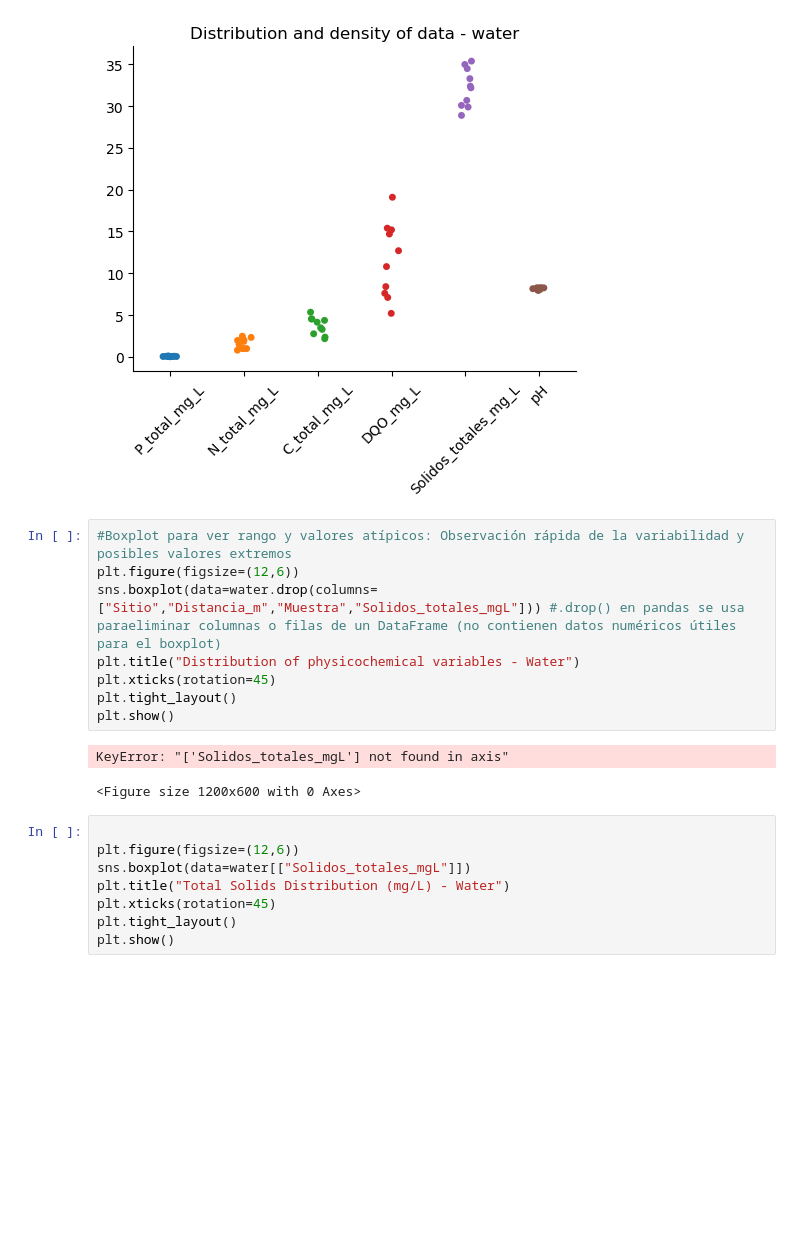
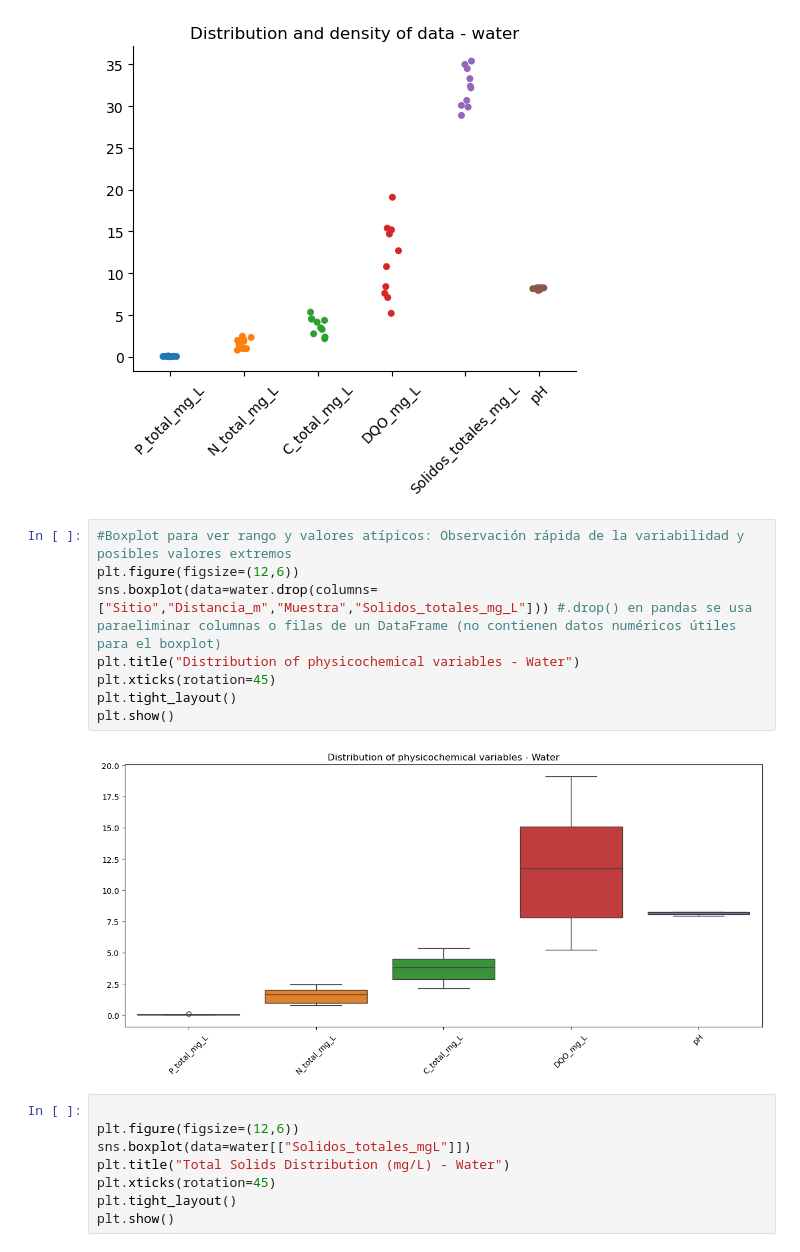
Before and after one commit to jpoh2/modelab-jp, a Jupyter notebook: Final_project_jp/Final_Project_JP.ipynb, the cells around one changed output. Saved outputs shown, nothing was run; the diff lists cells and outputs as text; blank space fills up the shorter version.

```diff
--- a/Final_project_jp/Final_Project_JP.ipynb
+++ b/Final_project_jp/Final_Project_JP.ipynb
@@ -249,14 +477,13 @@ plt.show()
 # %%
 #Boxplot para ver rango y valores atípicos: Observación rápida de la variabilidad y posibles valores extremos
 plt.figure(figsize=(12,6))
-sns.boxplot(data=water.drop(columns=["Sitio","Distancia_m","Muestra","Solidos_totales_mgL"])) #.drop() en pandas se usa paraeliminar columnas o filas de un DataFrame (no contienen datos numéricos útiles para el boxplot)
+sns.boxplot(data=water.drop(columns=["Sitio","Distancia_m","Muestra","Solidos_totales_mg_L"])) #.drop() en pandas se usa paraeliminar columnas o filas de un DataFrame (no contienen datos numéricos útiles para el boxplot)
 plt.title("Distribution of physicochemical variables - Water")
 plt.xticks(rotation=45)
 plt.tight_layout()
 plt.show()
 # %% [output]
-KeyError: "['Solidos_totales_mgL'] not found in axis"
-<Figure size 1200x600 with 0 Axes>
+[figure, added]
 # %%
 
 plt.figure(figsize=(12,6))
```
Also changed, not shown: parts of 23 cells of this notebook, 1 other file.
